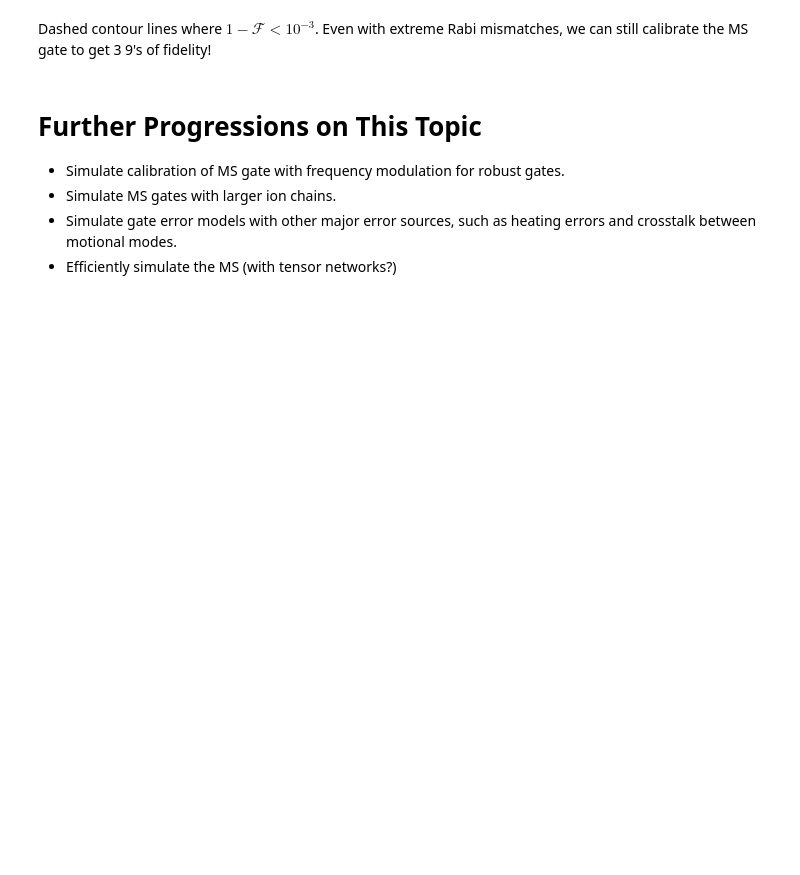
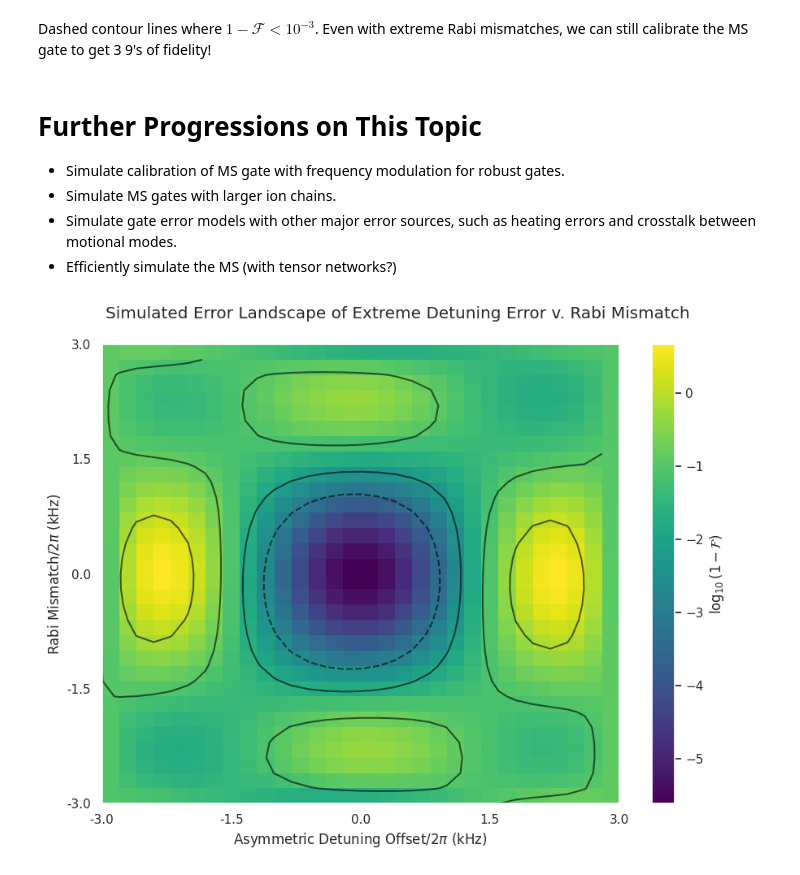
Before and after one commit to davisclarke/ms_gates, a Jupyter notebook: MS_Gates.ipynb, the cells around one changed output. Cells and saved outputs as stored; diff of their text form; code cells hidden in the pictures; blank space fills up the shorter version.

Commit message:
vectorized funcs

```diff
--- a/MS_Gates.ipynb
+++ b/MS_Gates.ipynb
@@ -238,14 +238,14 @@ Dashed contour lines where $1-\mathcal{F}<10^{-3}$.
 It appears as though the asymmetric detuning has a moment where its fidelity is good even in the prescence of Rabi mismatches...almost as if it can be calibrated.
 # %%
 fig=plt.figure(figsize=(9,7))
-num_int, precision =6,6
+num_int, precision =40,40
 x=np.linspace(0,num_int-1,num_int-1)
 y=np.linspace(0,num_int-1,num_int-1)
 xt, yt = np.meshgrid(np.linspace(0, num_int-1, (num_int-1)*precision), np.linspace(0, num_int-1, (num_int-1)*precision), indexing='ij')
 interp=np.array([xt.ravel(), yt.ravel()]).T
 X,Y=np.meshgrid(x,y, indexing='ij')
 detuning_offset=np.concatenate((np.linspace((-9000/(np.pi)), 0, int(num_int/2)),np.linspace(0, 9000/(np.pi), int(num_int/2))[1:]), None)
-rabi_det=np.concatenate((np.linspace(-epsilon/(2*np.pi), 0, int(num_int/2)),np.linspace(0, epsilon/(2*np.pi), int(num_int/2))[1:]), None)
+rabi_det=np.concatenate((np.linspace((-9000/(np.pi)), 0, int(num_int/2)),np.linspace(0, 9000/(np.pi), int(num_int/2))[1:]), None)
 res_list_asym=np.empty((num_int-1,num_int-1))
 for j in range(num_int-1):
     for k in range(num_int-1):
@@ -280,3 +281,42 @@ Dashed contour lines where $1-\mathcal{F}<10^{-3}$. Even with extreme Rabi misma
 - Simulate MS gates with larger ion chains.
 - Simulate gate error models with other major error sources, such as heating errors and crosstalk between motional modes.
 - Efficiently simulate the MS (with tensor networks?)
+# %%
+fig=plt.figure(figsize=(9,7))
+num_int, precision =6,6
+x=np.linspace(0,num_int-1,num_int-1)
+y=np.linspace(0,num_int-1,num_int-1)
+xt, yt = np.meshgrid(np.linspace(0, num_int-1, (num_int-1)*precision), np.linspace(0, num_int-1, (num_int-1)*precision), indexing='ij')
+interp=np.array([xt.ravel(), yt.ravel()]).T
+X,Y=np.meshgrid(x,y, indexing='ij')
+detuning_offset=np.concatenate((np.linspace((-9000/(np.pi)), 0, int(num_int/2)),np.linspace(0, 9000/(np.pi), int(num_int/2))[1:]), None)
+rabi_det=np.concatenate((np.linspace(-epsilon/(2*np.pi), 0, int(num_int/2)),np.linspace(0, epsilon/(2*np.pi), int(num_int/2))[1:]), None)
+res_list_asym=np.empty((num_int-1,num_int-1))
+
+def vf(rabi_det, detuning_offset):
+    H=H_MS(rabi_0+rabi_det,rabi_0-rabi_det, epsilon+detuning_offset, -epsilon+detuning_offset)
+    res=sesolve(H,gg, gate_time, e_ops=[]).states[-1] #Leaving expectation operator empty returns list of statevectors for times
+    return np.log10(fidelity(res*res.dag(), max_ent*max_ent.dag()))
+vf=np.vectorize(vf)
+rabi_det_t=rabi_det.reshape(rabi_det.shape[0],1)
+detuning_offset_p=detuning_offset.reshape(1, detuning_offset.shape[0])
+res_list_asym=vf(rabi_det_t,detuning_offset_p)
+f=RegularGridInterpolator([x,y], res_list_asym)
+heatmap=f(interp, method=method).reshape((num_int-1)*precision,(num_int-1)*precision)
+c=plt.pcolormesh(heatmap, cmap='viridis')
+plt.contour(heatmap, levels=[-10e6,-3], colors='black', linestyles='dashed', alpha=.6)
+plt.contour(heatmap, levels=[-2, -1], colors='black', linestyles='solid', alpha=.60)
+plt.contour(heatmap, levels=[0,], colors='black', linestyles='solid', alpha=.60)
+plt.xlabel(r'Asymmetric Detuning Offset/$2\pi$ (kHz)')
+plt.ylabel(r'Rabi Mismatch/$2\pi$ (kHz)')
+plt.xticks(np.linspace(0, (num_int-1)*precision, 5), labels=[f'{x:.4}' for x in np.linspace(-3, 3, 5)])
+plt.yticks(np.linspace(0, (num_int-1)*precision, 5), labels=[f'{x:.4}' for x in np.linspace(-3, 3, 5)])
+plt.colorbar(c, label=r'$\log_{10}\left(1-\mathcal{F}\right)$',)
+
+
+#plt.ylabel(r'$1-\mathcal{F}$')
+plt.suptitle('Simulated Error Landscape of Extreme Detuning Error v. Rabi Mismatch')
+plt.tight_layout()
+plt.show()
+# %% [output]
+[figure, added]
```
Also changed, not shown: parts of 5 cells of this notebook.
